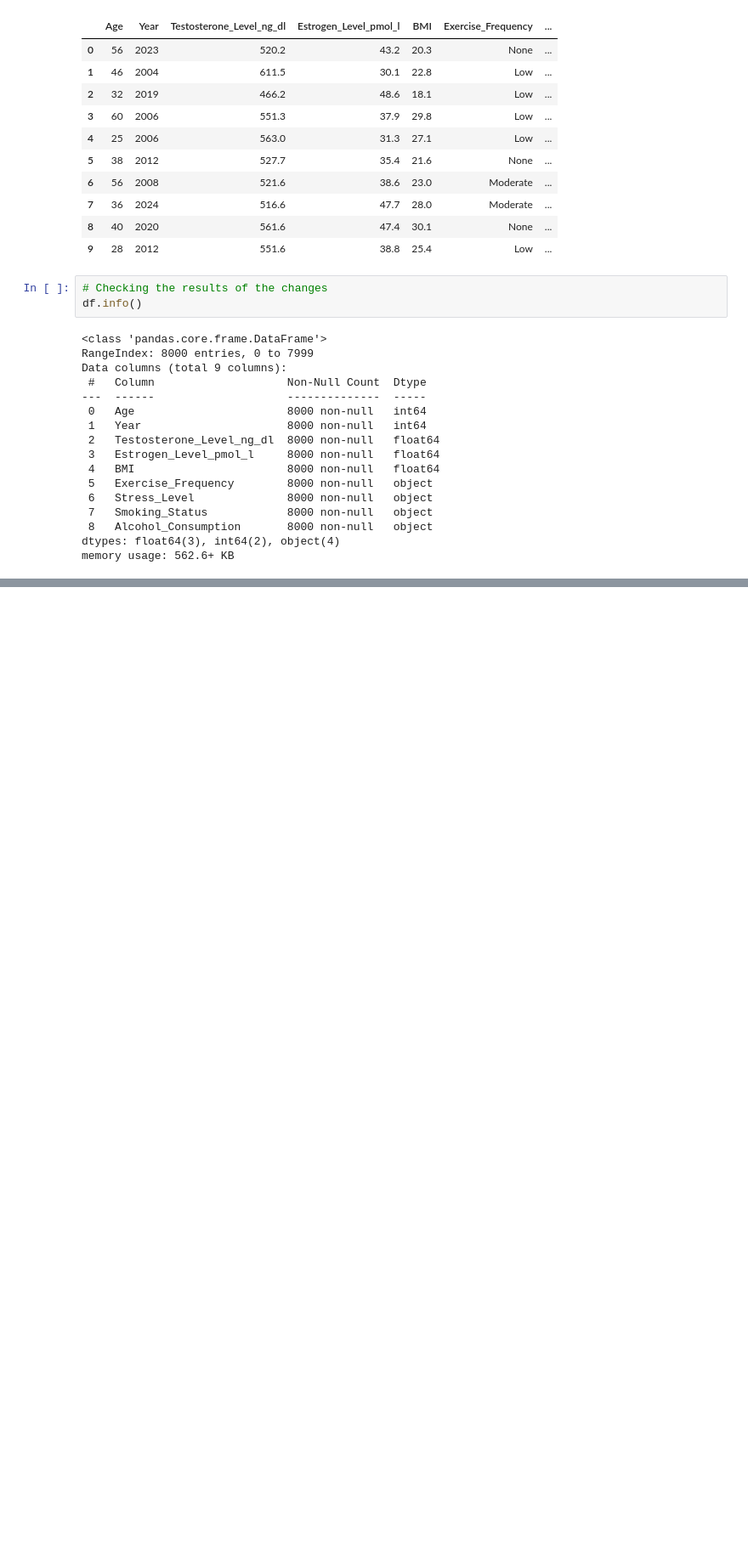
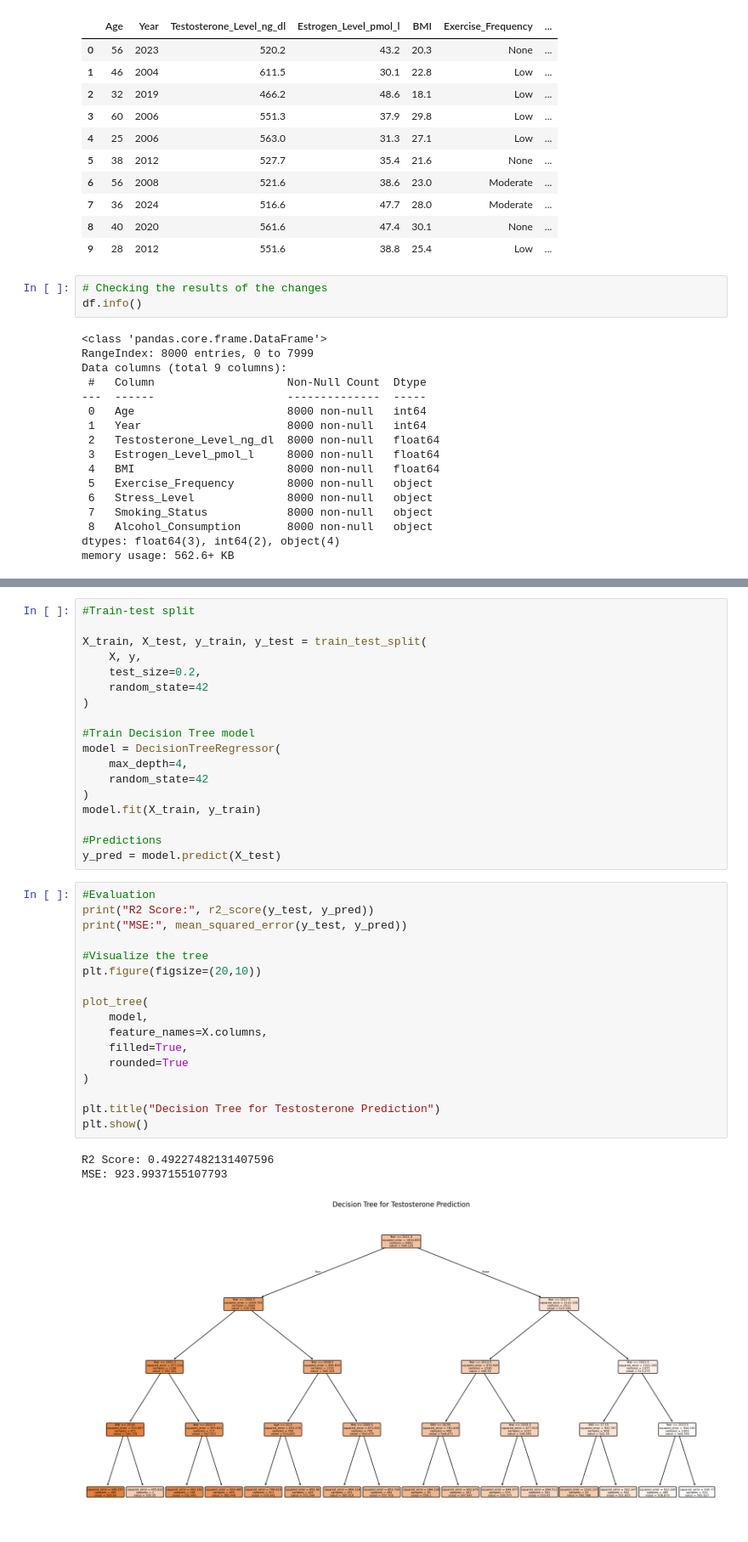
Before and after one commit to rjwright5/DTSC4302_GroupProject, a Jupyter notebook: Hormone Levels Trend.ipynb, the cells around one changed output, grey strips where cells are left out. Shown at 85% size. Saved outputs shown, nothing was run; the diff lists cells and outputs as text; blank space fills up the shorter version.

```diff
--- a/Hormone Levels Trend.ipynb
+++ b/Hormone Levels Trend.ipynb
@@ -154,0 +214,39 @@ memory usage: 562.6+ KB
+# %%
+#Train-test split
+
+X_train, X_test, y_train, y_test = train_test_split(
+    X, y,
+    test_size=0.2,
+    random_state=42
+)
+
+#Train Decision Tree model
+model = DecisionTreeRegressor(
+    max_depth=4,
+    random_state=42
+)
+model.fit(X_train, y_train)
+
+#Predictions
+y_pred = model.predict(X_test)
+# %%
+#Evaluation
+print("R2 Score:", r2_score(y_test, y_pred))
+print("MSE:", mean_squared_error(y_test, y_pred))
+
+#Visualize the tree
+plt.figure(figsize=(20,10))
+
+plot_tree(
+    model,
+    feature_names=X.columns,
+    filled=True,
+    rounded=True
+)
+
+plt.title("Decision Tree for Testosterone Prediction")
+plt.show()
+# %% [output]
+R2 Score: 0.49227482131407596
+MSE: 923.9937155107793
+[figure, added]
```
Also changed, not shown: parts of 23 cells of this notebook.
